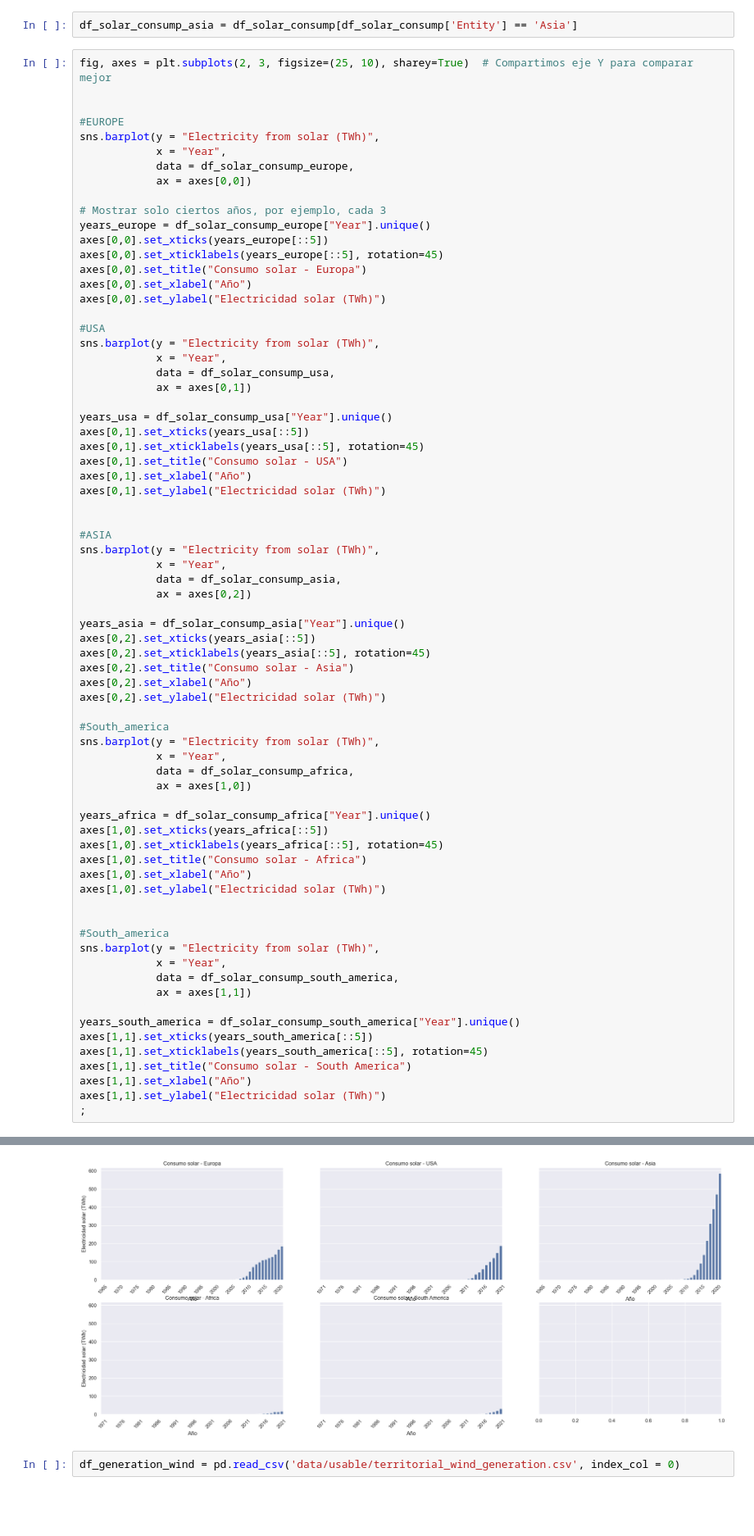
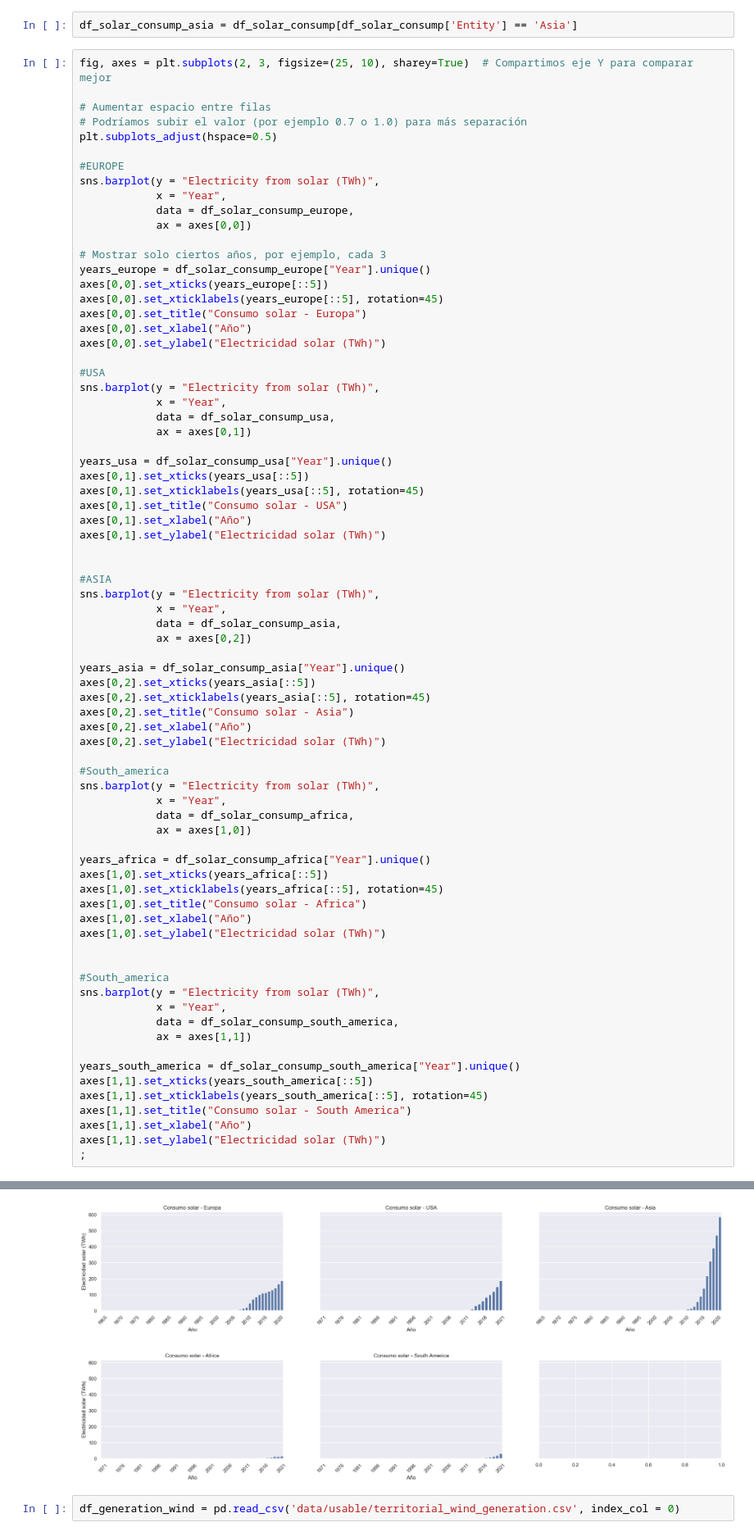
Before and after one commit to sansisimon/renewable-energy-project, a Jupyter notebook: charts.ipynb, the cells around one changed output, grey strips where cells are left out. Shown: that part at 82% size. Drawn from its saved outputs; the diff is of its cells as text; blank space fills up the shorter version.

```diff
--- a/charts.ipynb
+++ b/charts.ipynb
@@ -106,6 +93,9 @@ df_solar_consump_asia = df_solar_consump[df_solar_consump['Entity'] == 'Asia']
 # %%
 fig, axes = plt.subplots(2, 3, figsize=(25, 10), sharey=True)  # Compartimos eje Y para comparar mejor
 
+# Aumentar espacio entre filas
+# Podríamos subir el valor (por ejemplo 0.7 o 1.0) para más separación
+plt.subplots_adjust(hspace=0.5)
 
 #EUROPE
 sns.barplot(y = "Electricity from solar (TWh)",
@@ -150,34 +140,34 @@ axes[0,2].set_ylabel("Electricidad solar (TWh)")
 
 #South_america
 sns.barplot(y = "Electricity from solar (TWh)",
             x = "Year",
             data = df_solar_consump_africa,
             ax = axes[1,0])
 
 years_africa = df_solar_consump_africa["Year"].unique()
 axes[1,0].set_xticks(years_africa[::5])
 axes[1,0].set_xticklabels(years_africa[::5], rotation=45)
 axes[1,0].set_title("Consumo solar - Africa")
 axes[1,0].set_xlabel("Año")
 axes[1,0].set_ylabel("Electricidad solar (TWh)")
 
 
 #South_america
 sns.barplot(y = "Electricity from solar (TWh)",
             x = "Year",
             data = df_solar_consump_south_america,
             ax = axes[1,1])
 
 years_south_america = df_solar_consump_south_america["Year"].unique()
 axes[1,1].set_xticks(years_south_america[::5])
 axes[1,1].set_xticklabels(years_south_america[::5], rotation=45)
 axes[1,1].set_title("Consumo solar - South America")
 axes[1,1].set_xlabel("Año")
 axes[1,1].set_ylabel("Electricidad solar (TWh)")
 ;
 # %% [output]
 ''
-[figure, old version]
+[figure, new version]
 # %%
 df_generation_wind = pd.read_csv('data/usable/territorial_wind_generation.csv', index_col = 0)
 # %%
```
Also changed, not shown: parts of 22 cells of this notebook, 3 other files.
